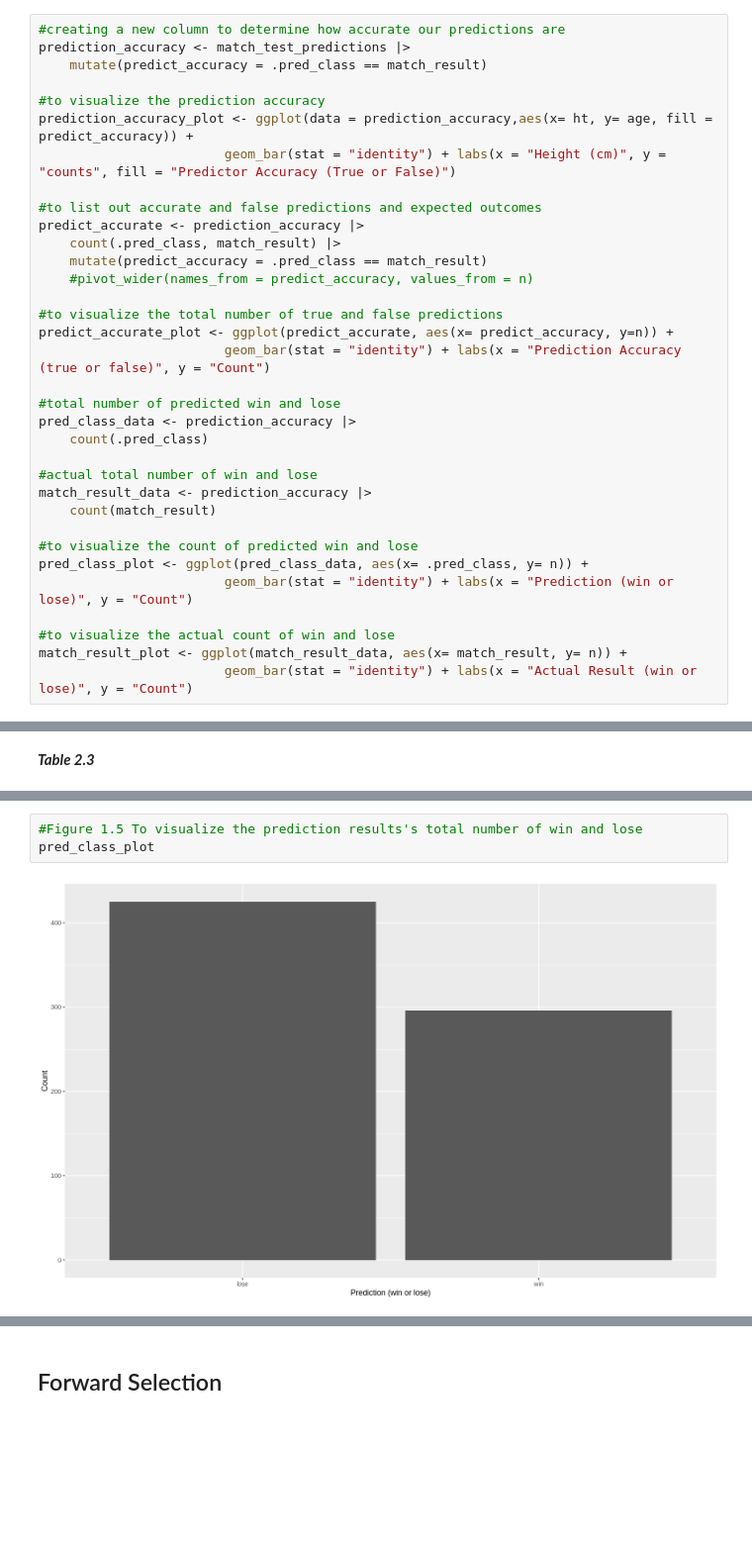
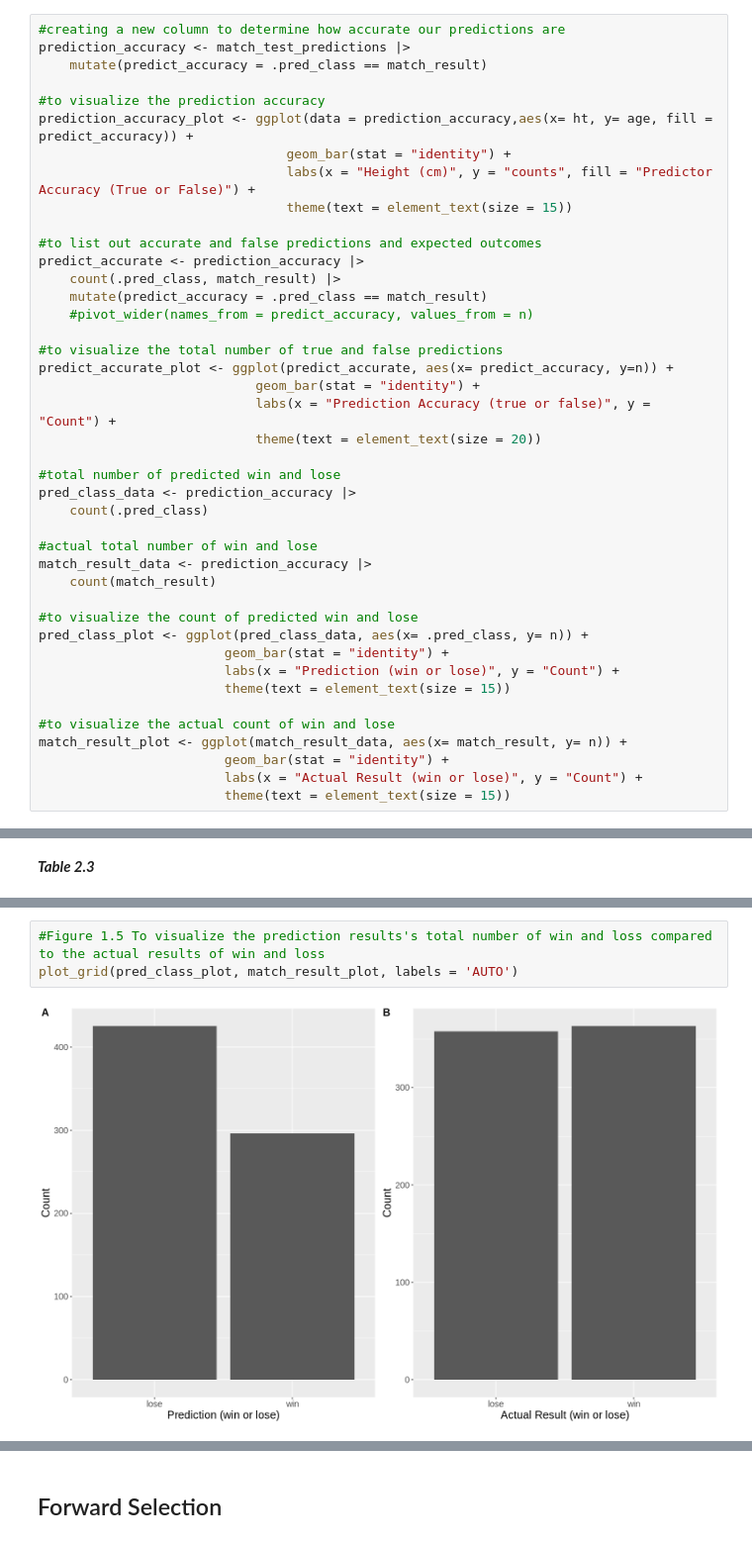
Before and after one commit to bearmohawk/DSCI-100-2022_autumn-Group-37, a Jupyter notebook: Project report Group 37-Copy1.ipynb, the cells around one changed output, grey strips where cells are left out. Shown at 99% size. Drawn from its saved outputs; the diff is of its cells as text; blank space fills up the shorter version.

Commit message:
fixing labelling and lots of things

```diff
--- a/Project report Group 37-Copy1.ipynb
+++ b/Project report Group 37-Copy1.ipynb
@@ -343,7 +344,9 @@ prediction_accuracy <- match_test_predictions |>
 
 #to visualize the prediction accuracy
 prediction_accuracy_plot <- ggplot(data = prediction_accuracy,aes(x= ht, y= age, fill = predict_accuracy)) +
-                        geom_bar(stat = "identity") + labs(x = "Height (cm)", y = "counts", fill = "Predictor Accuracy (True or False)")
+                                geom_bar(stat = "identity") +
+                                labs(x = "Height (cm)", y = "counts", fill = "Predictor Accuracy (True or False)") +
+                                theme(text = element_text(size = 15))
 
 #to list out accurate and false predictions and expected outcomes
 predict_accurate <- prediction_accuracy |>
@@ -353,7 +356,9 @@ predict_accurate <- prediction_accuracy |>
 
 #to visualize the total number of true and false predictions
 predict_accurate_plot <- ggplot(predict_accurate, aes(x= predict_accuracy, y=n)) +
-                        geom_bar(stat = "identity") + labs(x = "Prediction Accuracy (true or false)", y = "Count")
+                            geom_bar(stat = "identity") +
+                            labs(x = "Prediction Accuracy (true or false)", y = "Count") +
+                            theme(text = element_text(size = 20))
 
 #total number of predicted win and lose
 pred_class_data <- prediction_accuracy |>
@@ -365,11 +370,15 @@ match_result_data <- prediction_accuracy |>
 
 #to visualize the count of predicted win and lose
 pred_class_plot <- ggplot(pred_class_data, aes(x= .pred_class, y= n)) +
-                        geom_bar(stat = "identity") + labs(x = "Prediction (win or lose)", y = "Count")
+                        geom_bar(stat = "identity") +
+                        labs(x = "Prediction (win or lose)", y = "Count") +
+                        theme(text = element_text(size = 15))
 
 #to visualize the actual count of win and lose
 match_result_plot <- ggplot(match_result_data, aes(x= match_result, y= n)) +
-                        geom_bar(stat = "identity") + labs(x = "Actual Result (win or lose)", y = "Count")
+                        geom_bar(stat = "identity") +
+                        labs(x = "Actual Result (win or lose)", y = "Count") +
+                        theme(text = element_text(size = 15))
 # %%
 #Table 2.0
 prediction_accuracy
@@ -440,6 +448,6 @@ A tibble: 2 × 2
 # %%
-#Figure 1.5 To visualize the prediction results's total number of win and lose
-pred_class_plot
+#Figure 1.5 To visualize the prediction results's total number of win and loss compared to the actual results of win and loss
+plot_grid(pred_class_plot, match_result_plot, labels = 'AUTO')
 # %% [output]
-[figure, old version]
+[figure, new version]
 # %% [markdown]
```
Also changed, not shown: parts of 35 cells of this notebook.
